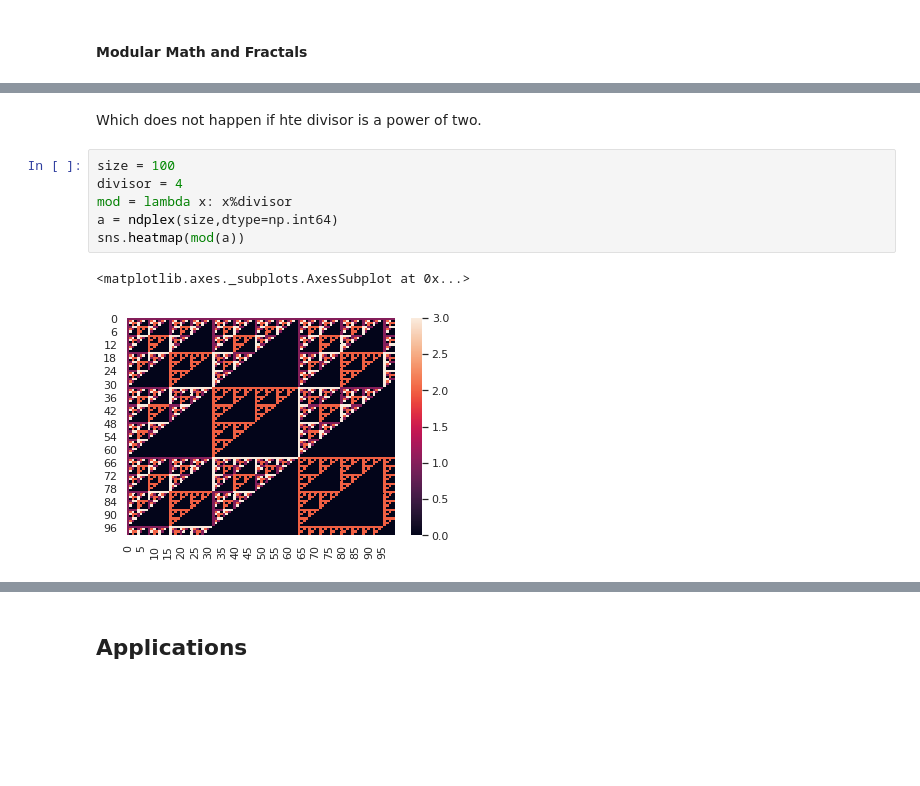
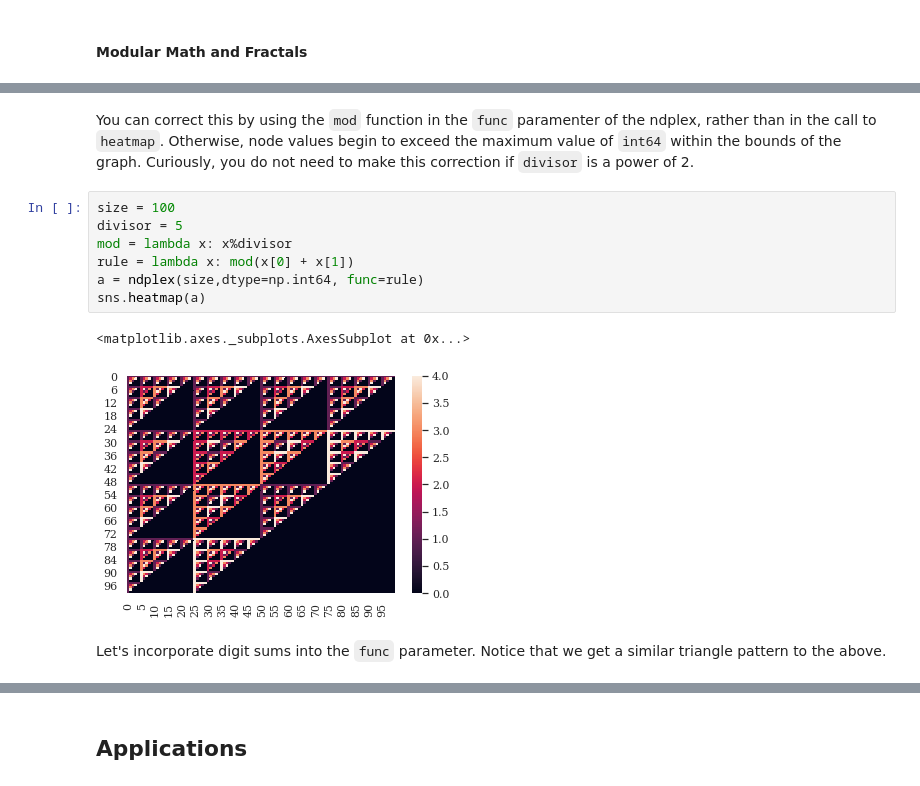
Before and after one commit to tedteske/ndplex, a Jupyter notebook: ndplex_array.ipynb, the cells around one changed output, grey strips where cells are left out. Cells and saved outputs as stored; diff of their text form; blank space fills up the shorter version.

```diff
--- a/ndplex_array.ipynb
+++ b/ndplex_array.ipynb
@@ -1002,11 +1197,14 @@ sns.heatmap(mod(a))
-# %% [markdown]
-Which does not happen if hte divisor is a power of two.
+# %% [markdown]
+You can correct this by using the `mod` function in the `func` paramenter of the ndplex, rather than in the call to `heatmap`. Otherwise, node values begin to exceed the maximum value of `int64` within the bounds of the graph. Curiously, you do not need to make this correction if `divisor` is a power of 2.
 # %%
 size = 100
-divisor = 4
+divisor = 5
 mod = lambda x: x%divisor
-a = ndplex(size,dtype=np.int64)
-sns.heatmap(mod(a))
+rule = lambda x: mod(x[0] + x[1])
+a = ndplex(size,dtype=np.int64, func=rule)
+sns.heatmap(a)
 # %% [output]
 <matplotlib.axes._subplots.AxesSubplot at 0x...>
-[figure, old version]
+[figure, new version]
+# %% [markdown]
+Let's incorporate digit sums into the `func` parameter. Notice that we get a similar triangle pattern to the above.
```
Also changed, not shown: parts of 72 cells of this notebook.
